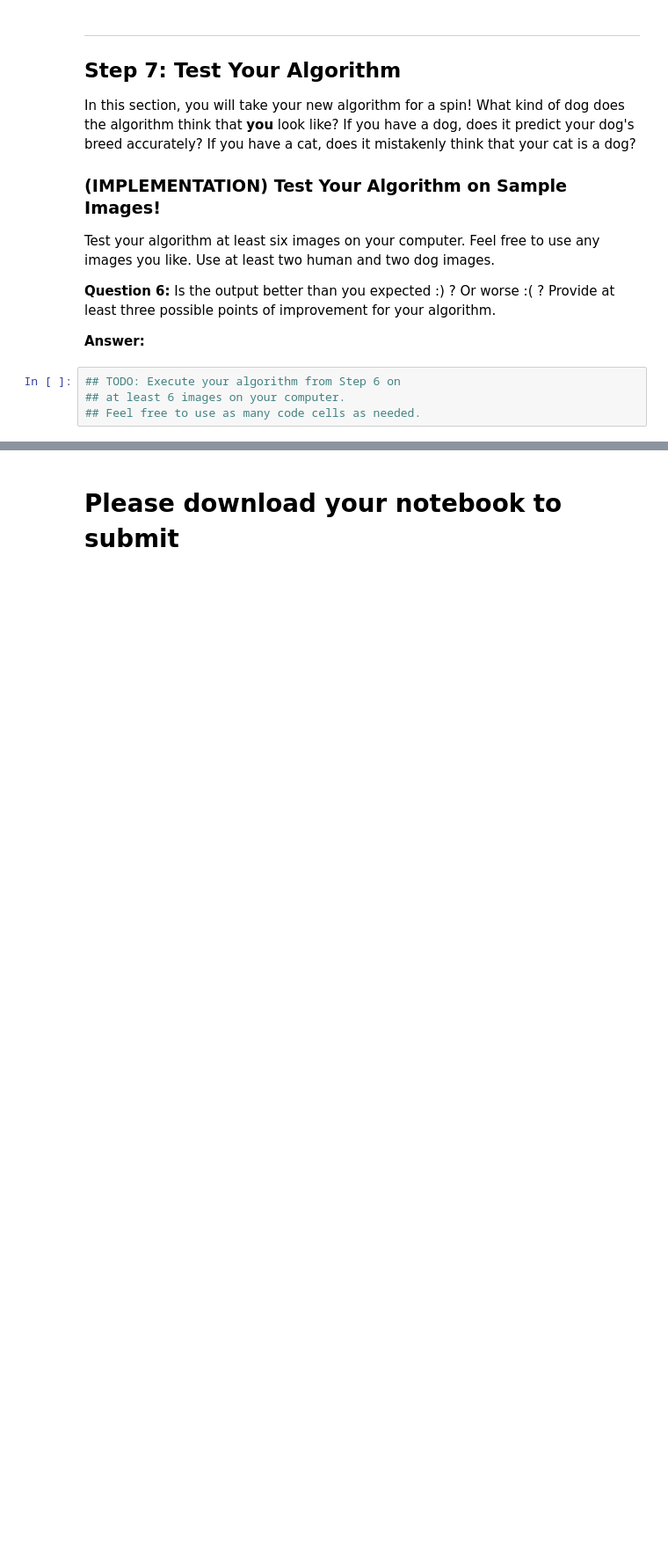
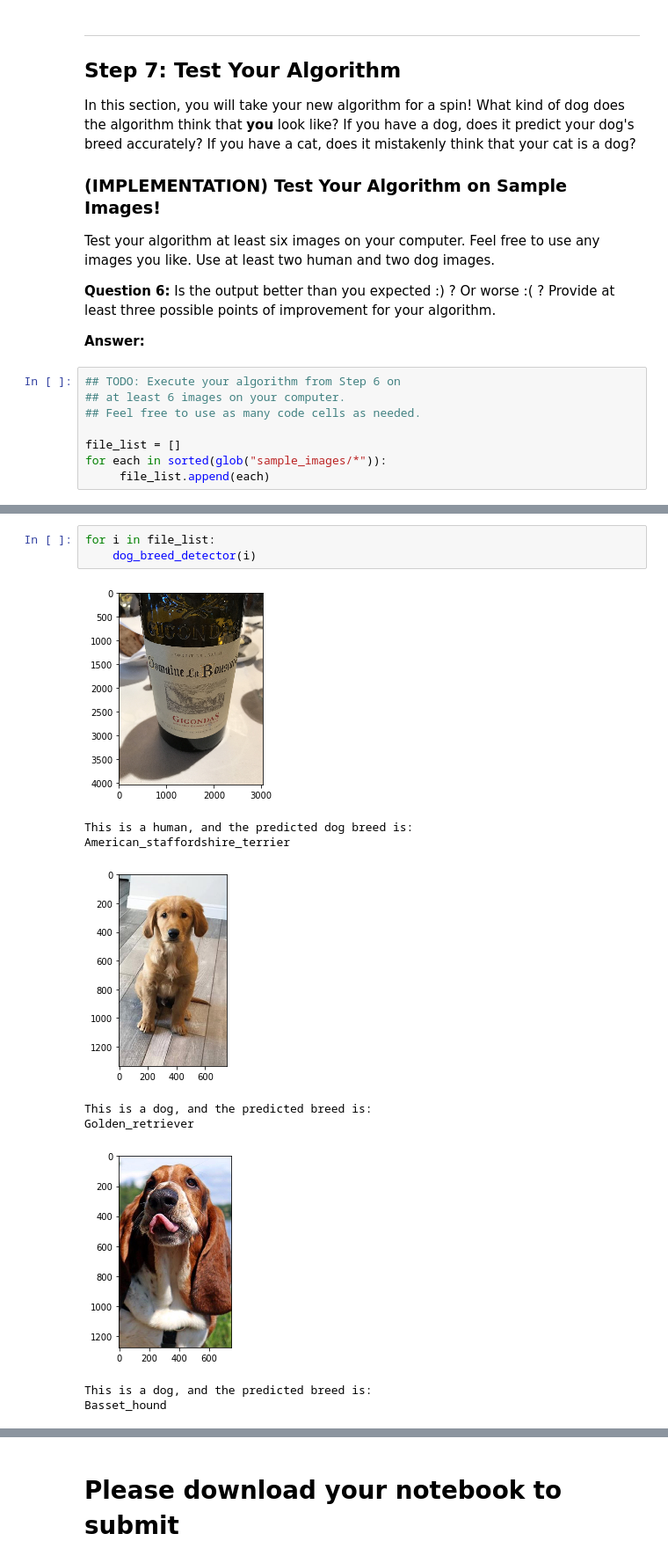
Before and after one commit to grantaguinaldo/dog-project, a Jupyter notebook: working/dog_app.ipynb, the cells around one changed output, grey strips where cells are left out. Shown at 88% size. Cells and saved outputs as stored; diff of their text form; blank space fills up the shorter version.

```diff
--- a/working/dog_app.ipynb
+++ b/working/dog_app.ipynb
@@ -833,3 +842,7 @@ __Answer:__
 ## TODO: Execute your algorithm from Step 6 on
 ## at least 6 images on your computer.
 ## Feel free to use as many code cells as needed.
+
+file_list = []
+for each in sorted(glob("sample_images/*")):
+     file_list.append(each)
@@ -835,0 +862,13 @@ __Answer:__
+# %%
+for i in file_list:
+    dog_breed_detector(i)
+# %% [output]
+[figure, added]
+This is a human, and the predicted dog breed is:
+American_staffordshire_terrier
+[figure, added]
+This is a dog, and the predicted breed is:
+Golden_retriever
+[figure, added]
+This is a dog, and the predicted breed is:
+Basset_hound
```
Also changed, not shown: parts of 15 cells of this notebook.
